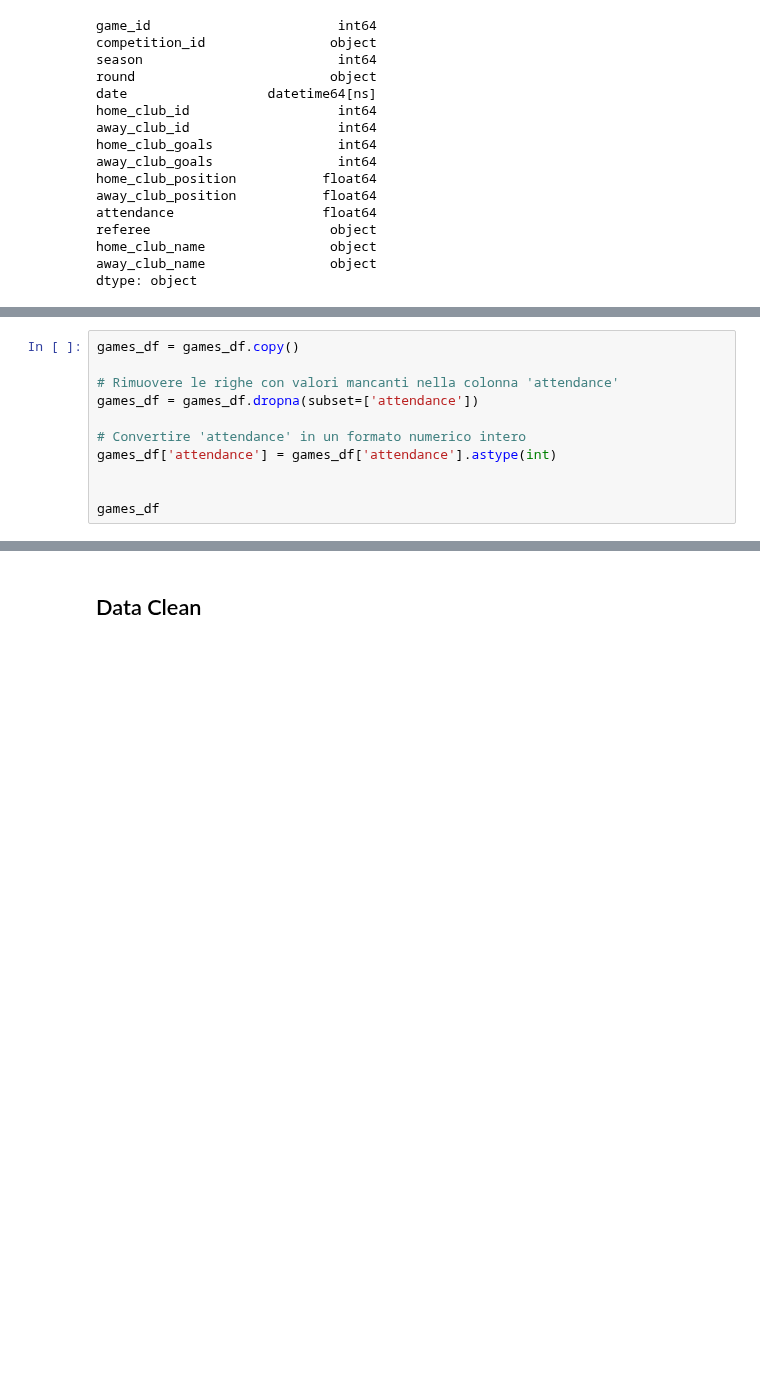
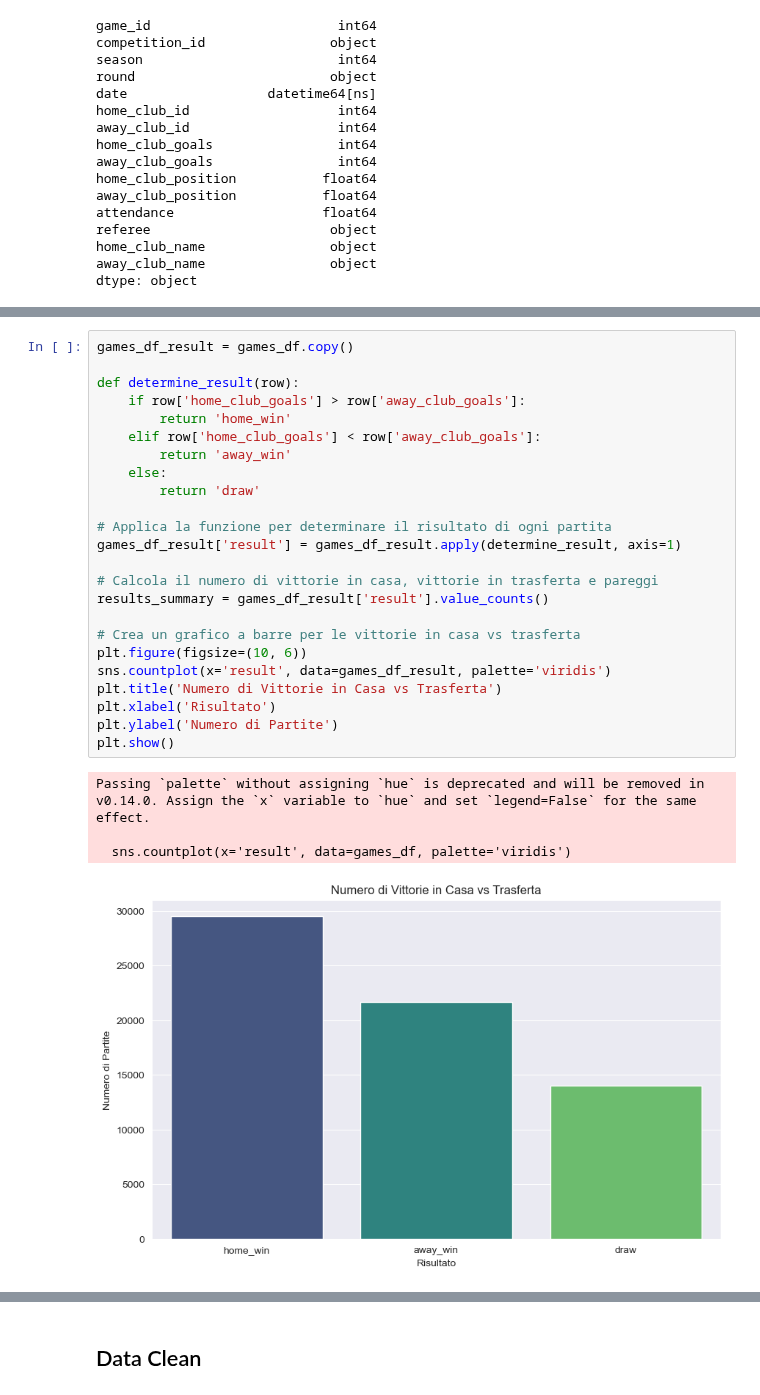
Before and after one commit to BonincontroL/IumTweb_project, a Jupyter notebook: solution/DataAnalysis/JupyterNotebooks/games.ipynb, the cells around one changed output, grey strips where cells are left out. Saved outputs shown, nothing was run; the diff lists cells and outputs as text; blank space fills up the shorter version.

Commit message:
Update
home and away analysis and games

```diff
--- a/solution/DataAnalysis/JupyterNotebooks/games.ipynb
+++ b/solution/DataAnalysis/JupyterNotebooks/games.ipynb
@@ -70,11 +59,0 @@ The data were pre-processed using the `.loc` method to safely modify the DataFra
-# %%
-games_df = games_df.copy()
-
-# Rimuovere le righe con valori mancanti nella colonna 'attendance'
-games_df = games_df.dropna(subset=['attendance'])
-
-# Convertire 'attendance' in un formato numerico intero
-games_df['attendance'] = games_df['attendance'].astype(int)
-
-
-games_df
@@ -178,0 +167,29 @@ The analysis involved grouping the match data by the home club's league position
+# %%
+games_df_result = games_df.copy()
+
+def determine_result(row):
+    if row['home_club_goals'] > row['away_club_goals']:
+        return 'home_win'
+    elif row['home_club_goals'] < row['away_club_goals']:
+        return 'away_win'
+    else:
+        return 'draw'
+
+# Applica la funzione per determinare il risultato di ogni partita
+games_df_result['result'] = games_df_result.apply(determine_result, axis=1)
+
+# Calcola il numero di vittorie in casa, vittorie in trasferta e pareggi
+results_summary = games_df_result['result'].value_counts()
+
+# Crea un grafico a barre per le vittorie in casa vs trasferta
+plt.figure(figsize=(10, 6))
+sns.countplot(x='result', data=games_df_result, palette='viridis')
+plt.title('Numero di Vittorie in Casa vs Trasferta')
+plt.xlabel('Risultato')
+plt.ylabel('Numero di Partite')
+plt.show()
+# %% [output]
+Passing `palette` without assigning `hue` is deprecated and will be removed in v0.14.0. Assign the `x` variable to `hue` and set `legend=False` for the same effect.
+
+  sns.countplot(x='result', data=games_df, palette='viridis')
+[figure, added]
```
Also changed, not shown: parts of 23 cells of this notebook, 1 other file.
